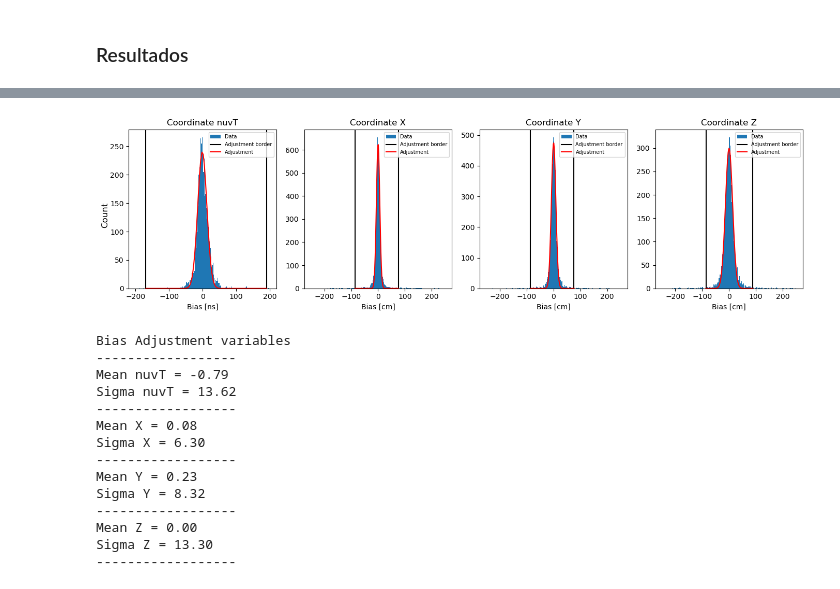
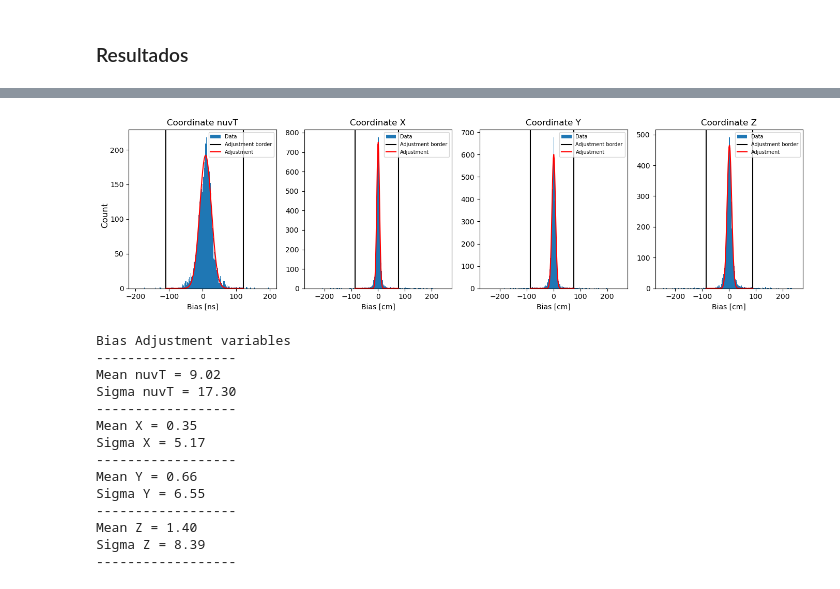
Before and after one commit to CIEMAT-Neutrino/AI_nuvT, a Jupyter notebook: 7_cnn+lstm.ipynb, the cells around one changed output, grey strips where cells are left out. Saved outputs shown, nothing was run; the diff lists cells and outputs as text; code cells hidden in the pictures.

```diff
--- a/7_cnn+lstm.ipynb
+++ b/7_cnn+lstm.ipynb
@@ -4,7 +4,7 @@ from imports import *
 ### Cargando datos temporales
 # %%
 # Leer el archivo Parquet
-table_loaded = pq.read_table("6'_20ophits.parquet")
+table_loaded = pq.read_table("6'_5ophits.parquet")
 
 # Convertir de vuelta a Awkward Array o NumPy
 input = ak.to_numpy(table_loaded["input"])
@@ -203,10 +203,11 @@ def combined_model(x_train_lstm, x_train_cnn):
     # Concatenate the outputs from LSTM and CNN models
     concatenated = layers.concatenate([output_lstm, output_cnn])
 
-    merged = Dense(64, kernel_regularizer=l2(0.01))(concatenated)
+    # Define the fully connected layers
+    fc = Dense(64, kernel_regularizer=l2(0.01))(concatenated)
 
     # Final output layer (total of 4 variables: 1 temporal + 3 spatial)
-    final_output = Dense(4, activation='linear')(merged)
+    final_output = Dense(4, activation='linear')(fc)
 
     # Create the combined model
     combined_model = Model(inputs=[inputs_lstm, inputs_cnn], outputs=final_output)
@@ -326,0 +575,3 @@ ________________________________________________________________________________
+# %%
+model100 = combined_model_lstm_wattention_resnet(X_train_temp, X_train_esp)
+model100.summary()
@@ -327,4 +596,4 @@ ________________________________________________________________________________
 # %%
-y_pred, history= train_and_predict(model10, (X_train_temp, X_train_esp), y_train, (X_test_temp, X_test_esp), y_test, epochs=80, batch_size=16)
+y_pred, history= train_and_predict(model100, (X_train_temp, X_train_esp), y_train, (X_test_temp, X_test_esp), y_test, epochs=80, batch_size=16)
 # %% [output]
 Epoch 1/80
@@ -541,47 +814,47 @@ def fit_and_plot_hist(diff, axs, index, coord_name, ini, fin, hist_range):
     return popt
 
 # Call the function with updated range for nuvT
-popt_nuvT = fit_and_plot_hist(diffnuvT, axs, 0, 'nuvT', 15, 195, hist_range=[-200, 200])
+popt_nuvT = fit_and_plot_hist(diffnuvT, axs, 0, 'nuvT', 45, 160, hist_range=[-200, 200])
 popt_X = fit_and_plot_hist(diffX, axs, 1, 'X', 65, 130, hist_range=[-250, 250])
 popt_Y = fit_and_plot_hist(diffY, axs, 2, 'Y', 65, 130, hist_range=[-250, 250])
 popt_Z = fit_and_plot_hist(diffZ, axs, 3, 'Z', 65, 135, hist_range=[-250, 250])
 
 
 # Adjust layout
 fig.supylabel('Count')
 fig.tight_layout()
 
 # Show the plot
 plt.show()
 
 # Print adjustment variables
 print('Bias Adjustment variables')
 print('------------------')
 print(f'Mean nuvT = {popt_nuvT[1]:.2f}')
 print(f'Sigma nuvT = {popt_nuvT[2]:.2f}')
 print('------------------')
 print(f'Mean X = {popt_X[1]:.2f}')
 print(f'Sigma X = {popt_X[2]:.2f}')
 print('------------------')
 print(f'Mean Y = {popt_Y[1]:.2f}')
 print(f'Sigma Y = {popt_Y[2]:.2f}')
 print('------------------')
 print(f'Mean Z = {popt_Z[1]:.2f}')
 print(f'Sigma Z = {popt_Z[2]:.2f}')
 print('------------------')
 # %% [output]
-[figure, old version]
+[figure, new version]
 Bias Adjustment variables
 ------------------
-Mean nuvT = -0.79
-Sigma nuvT = 13.62
+Mean nuvT = 9.02
+Sigma nuvT = 17.30
 ------------------
-Mean X = 0.08
-Sigma X = 6.30
+Mean X = 0.35
+Sigma X = 5.17
 ------------------
-Mean Y = 0.23
-Sigma Y = 8.32
+Mean Y = 0.66
+Sigma Y = 6.55
 ------------------
-Mean Z = 0.00
-Sigma Z = 13.30
+Mean Z = 1.40
+Sigma Z = 8.39
 ------------------
```
Also changed, not shown: parts of 10 cells of this notebook, 4 other files.
